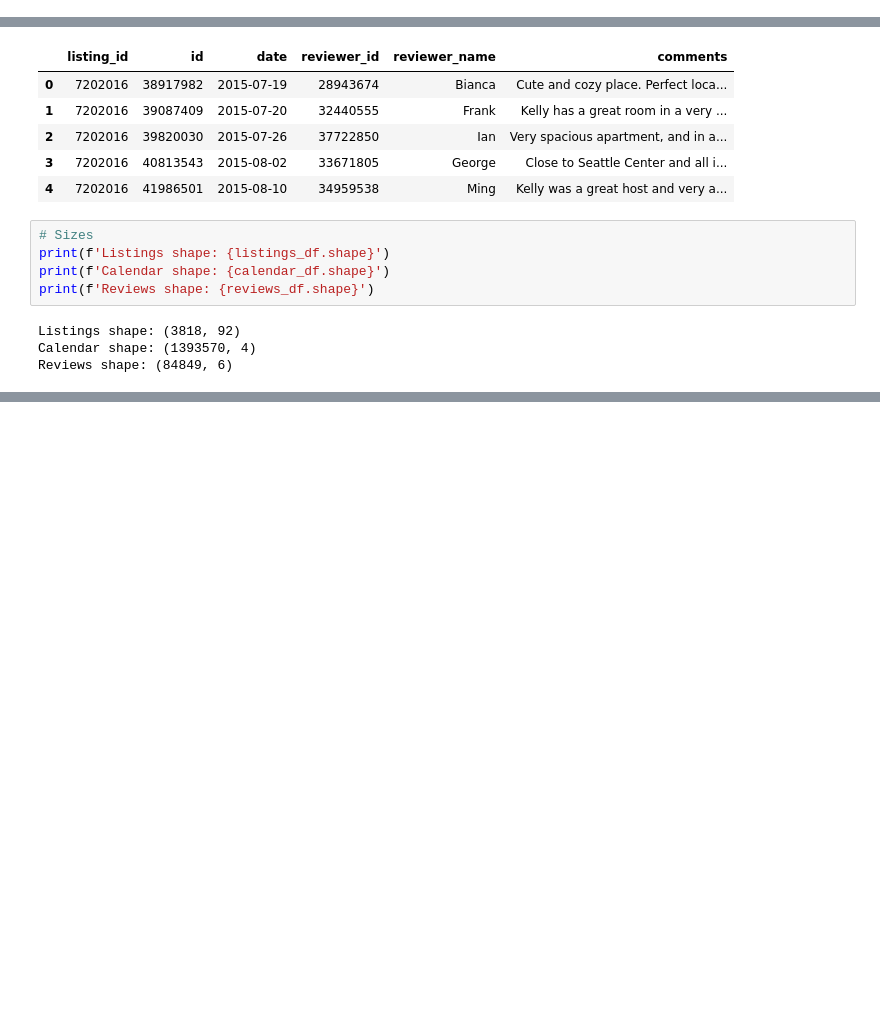
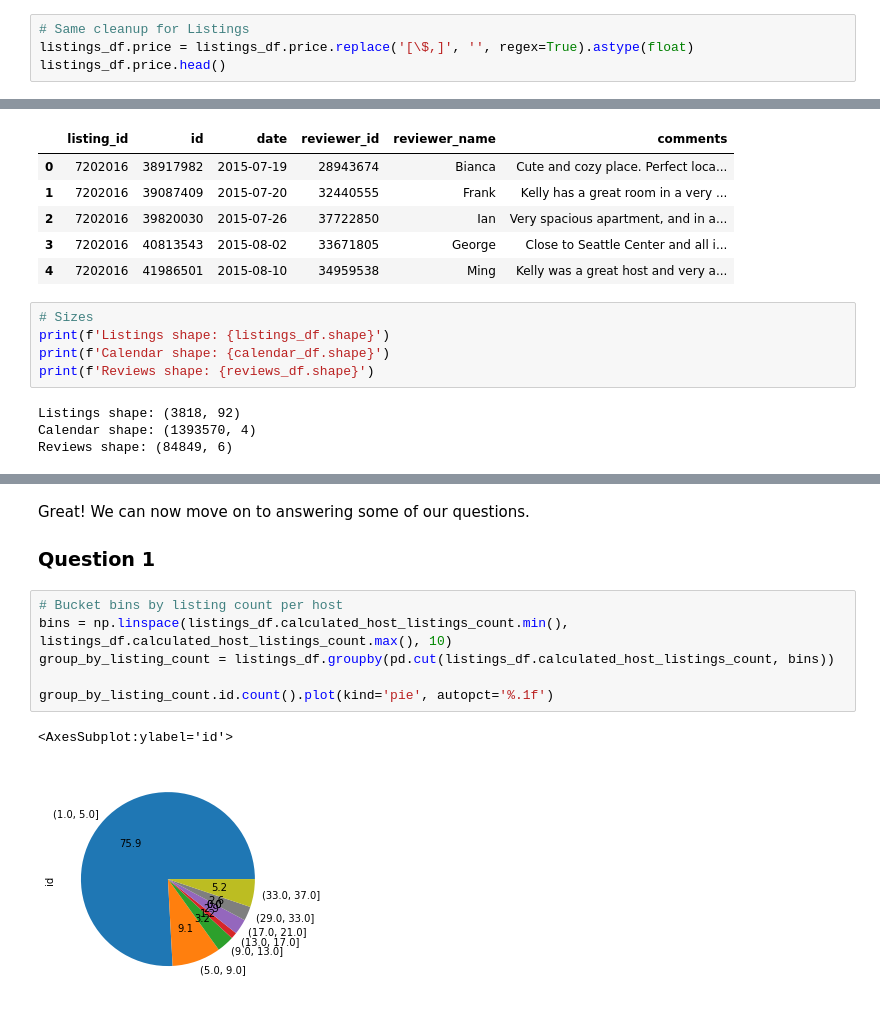
Before and after one commit to adaltof/seattle-airbnb, a Jupyter notebook: Seattle-AirBnb-Project.ipynb, the cells around one changed output, grey strips where cells are left out. Saved outputs shown, nothing was run; the diff lists cells and outputs as text; blank space fills up the shorter version.

```diff
--- a/Seattle-AirBnb-Project.ipynb
+++ b/Seattle-AirBnb-Project.ipynb
@@ -49,0 +68,4 @@ calendar_df.head()
+# %%
+# Same cleanup for Listings
+listings_df.price = listings_df.price.replace('[\$,]', '', regex=True).astype(float)
+listings_df.price.head()
@@ -69,0 +135,13 @@ Reviews shape: (84849, 6)
+# %% [markdown]
+Great! We can now move on to answering some of our questions.
+
+### Question 1
+# %%
+# Bucket bins by listing count per host
+bins = np.linspace(listings_df.calculated_host_listings_count.min(), listings_df.calculated_host_listings_count.max(), 10)
+group_by_listing_count = listings_df.groupby(pd.cut(listings_df.calculated_host_listings_count, bins))
+
+group_by_listing_count.id.count().plot(kind='pie', autopct='%.1f')
+# %% [output]
+<AxesSubplot:ylabel='id'>
+[figure, added]
```
Also changed, not shown: parts of 15 cells of this notebook.
